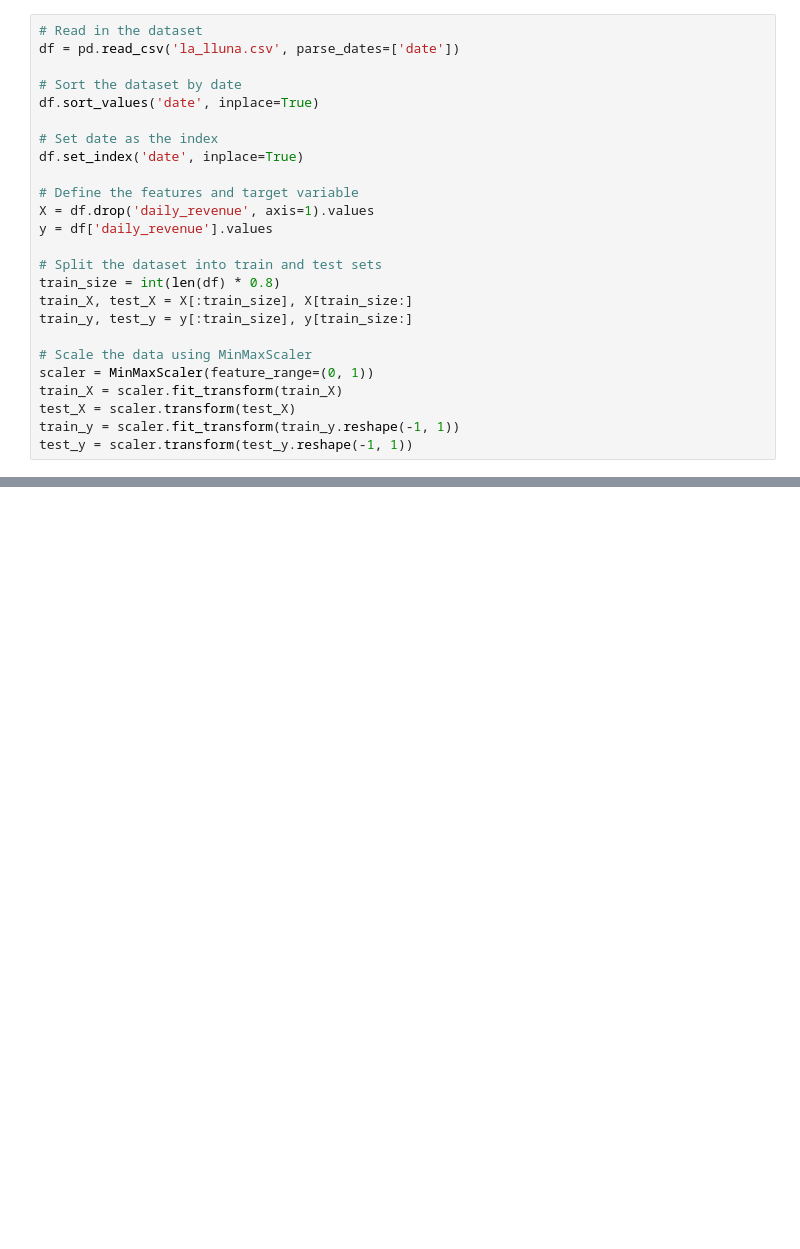
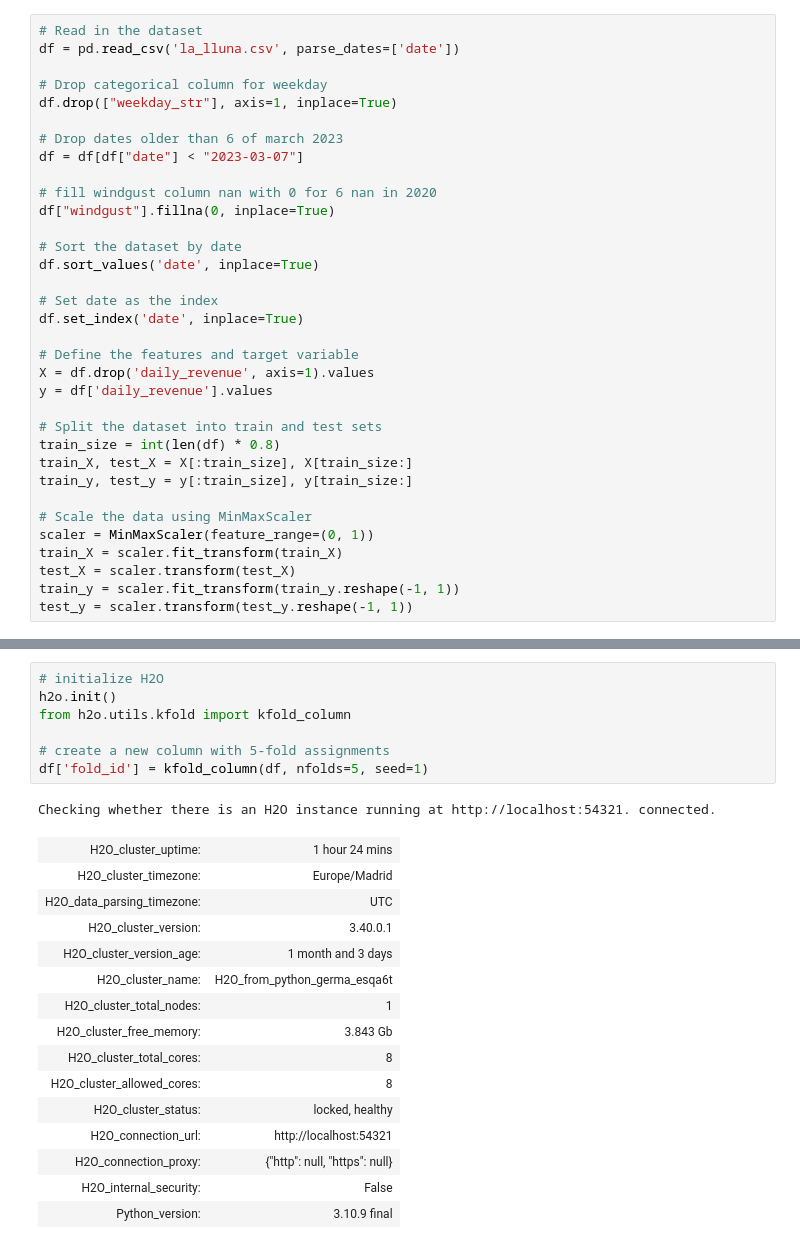
Before and after one commit to germanortola/restaurants-in-Barcelona, a Jupyter notebook: ML_la_lluna.ipynb, the cells around one changed output, grey strips where cells are left out. Drawn from its saved outputs; the diff is of its cells as text; blank space fills up the shorter version.

```diff
--- a/ML_la_lluna.ipynb
+++ b/ML_la_lluna.ipynb
@@ -11,6 +40,15 @@ from sklearn.model_selection import TimeSeriesSplit, GridSearchCV
 # %%
 # Read in the dataset
 df = pd.read_csv('la_lluna.csv', parse_dates=['date'])
+
+# Drop categorical column for weekday
+df.drop(["weekday_str"], axis=1, inplace=True)
+
+# Drop dates older than 6 of march 2023
+df = df[df["date"] < "2023-03-07"]
+
+# fill windgust column nan with 0 for 6 nan in 2020
+df["windgust"].fillna(0, inplace=True)
 
 # Sort the dataset by date
 df.sort_values('date', inplace=True)
@@ -37,0 +473,24 @@ FileNotFoundError: [Errno 2] No such file or directory: 'la_lluna.csv'
+# %%
+# initialize H2O
+h2o.init()
+from h2o.utils.kfold import kfold_column
+
+# create a new column with 5-fold assignments
+df['fold_id'] = kfold_column(df, nfolds=5, seed=1)
+# %% [output]
+Checking whether there is an H2O instance running at http://localhost:54321. connected.
+| H2O_cluster_uptime: | 1 hour 24 mins |
+| H2O_cluster_timezone: | Europe/Madrid |
+| H2O_data_parsing_timezone: | UTC |
+| H2O_cluster_version: | 3.40.0.1 |
+| H2O_cluster_version_age: | 1 month and 3 days |
+| H2O_cluster_name: | H2O_from_python_germa_esqa6t |
+| H2O_cluster_total_nodes: | 1 |
+| H2O_cluster_free_memory: | 3.843 Gb |
+| H2O_cluster_total_cores: | 8 |
+| H2O_cluster_allowed_cores: | 8 |
+| H2O_cluster_status: | locked, healthy |
+| H2O_connection_url: | http://localhost:54321 |
+| H2O_connection_proxy: | {"http": null, "https": null} |
+| H2O_internal_security: | False |
+| Python_version: | 3.10.9 final |
```
Also changed, not shown: parts of 38 cells of this notebook, 3 other files.
